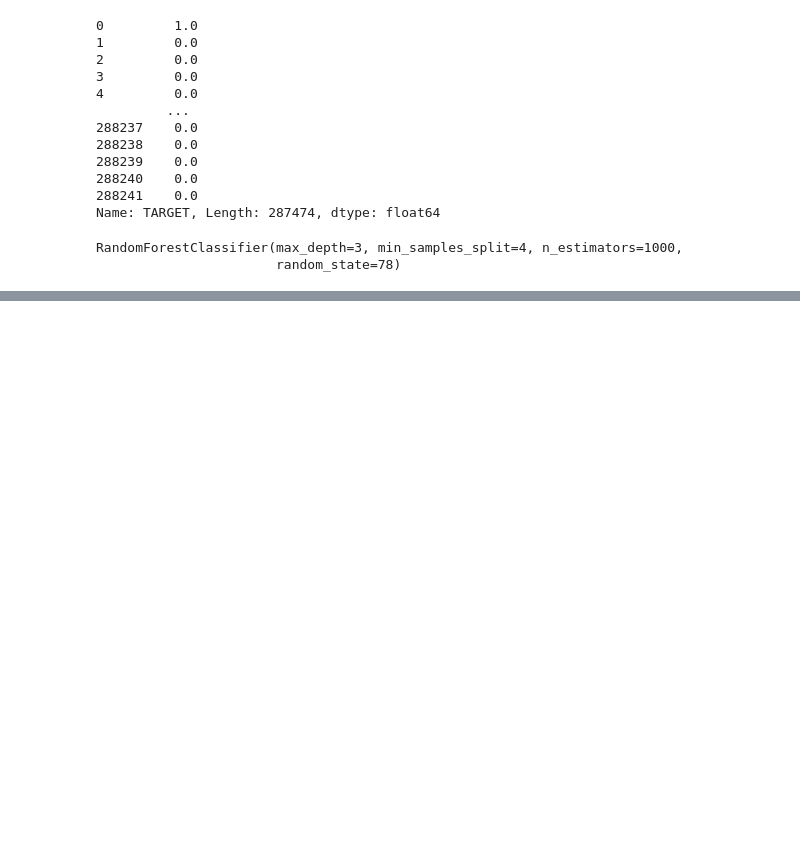
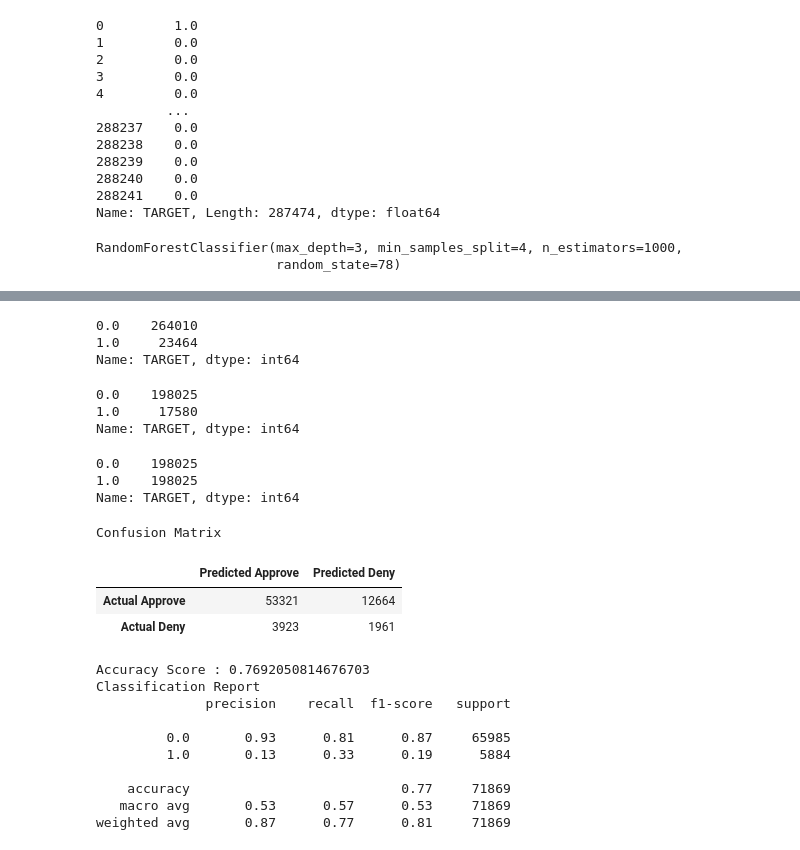
Before and after one commit to justinm329/Home_Credit_Risk, a Jupyter notebook: Credit_Risk.ipynb, the cells around one changed output, grey strips where cells are left out. Cells and saved outputs as stored; diff of their text form; code cells hidden in the pictures; blank space fills up the shorter version.

```diff
--- a/Credit_Risk.ipynb
+++ b/Credit_Risk.ipynb
@@ -1626,0 +1645,14 @@ print_classification
+# %%
+# this results leads me to beleive this is unblanced
+# check to see the value counts of y
+y.value_counts()
+# %% [output]
+0.0    264010
+1.0     23464
+Name: TARGET, dtype: int64
+# %%
+y_train.value_counts()
+# %% [output]
+0.0    198025
+1.0     17580
+Name: TARGET, dtype: int64
@@ -1626,0 +1665,42 @@ print_classification
+# %%
+y_resampled.value_counts()
+# %% [output]
+0.0    198025
+1.0    198025
+Name: TARGET, dtype: int64
+# %%
+rfc_model_2 = RandomForestClassifier(n_estimators = 1000,
+                                   random_state = 78,
+                                   max_depth=3,
+                                   min_samples_split=4)
+# %%
+model_2 = rfc_model_2.fit(X_resampled, y_resampled)
+# %%
+predictions_2 = model_2.predict(X_test_scaled)
+# %%
+cm_2 = confusion_matrix(y_test, predictions_2)
+cm_df_2 = pd.DataFrame(cm_2,
+                     index = ["Actual Approve", "Actual Deny"], columns=["Predicted Approve", "Predicted Deny"]
+                    )
+acc_score_2 = accuracy_score(y_test, predictions_2)
+# %%
+print("Confusion Matrix")
+display(cm_df_2)
+print(f"Accuracy Score : {acc_score_2}")
+print("Classification Report")
+print(classification_report(y_test, predictions_2))
+# %% [output]
+Confusion Matrix
+|  | Predicted Approve | Predicted Deny |
+| Actual Approve | 53321 | 12664 |
+| Actual Deny | 3923 | 1961 |
+Accuracy Score : 0.7692050814676703
+Classification Report
+              precision    recall  f1-score   support
+
+         0.0       0.93      0.81      0.87     65985
+         1.0       0.13      0.33      0.19      5884
+
+    accuracy                           0.77     71869
+   macro avg       0.53      0.57      0.53     71869
+weighted avg       0.87      0.77      0.81     71869
```
Also changed, not shown: parts of 23 cells of this notebook.
